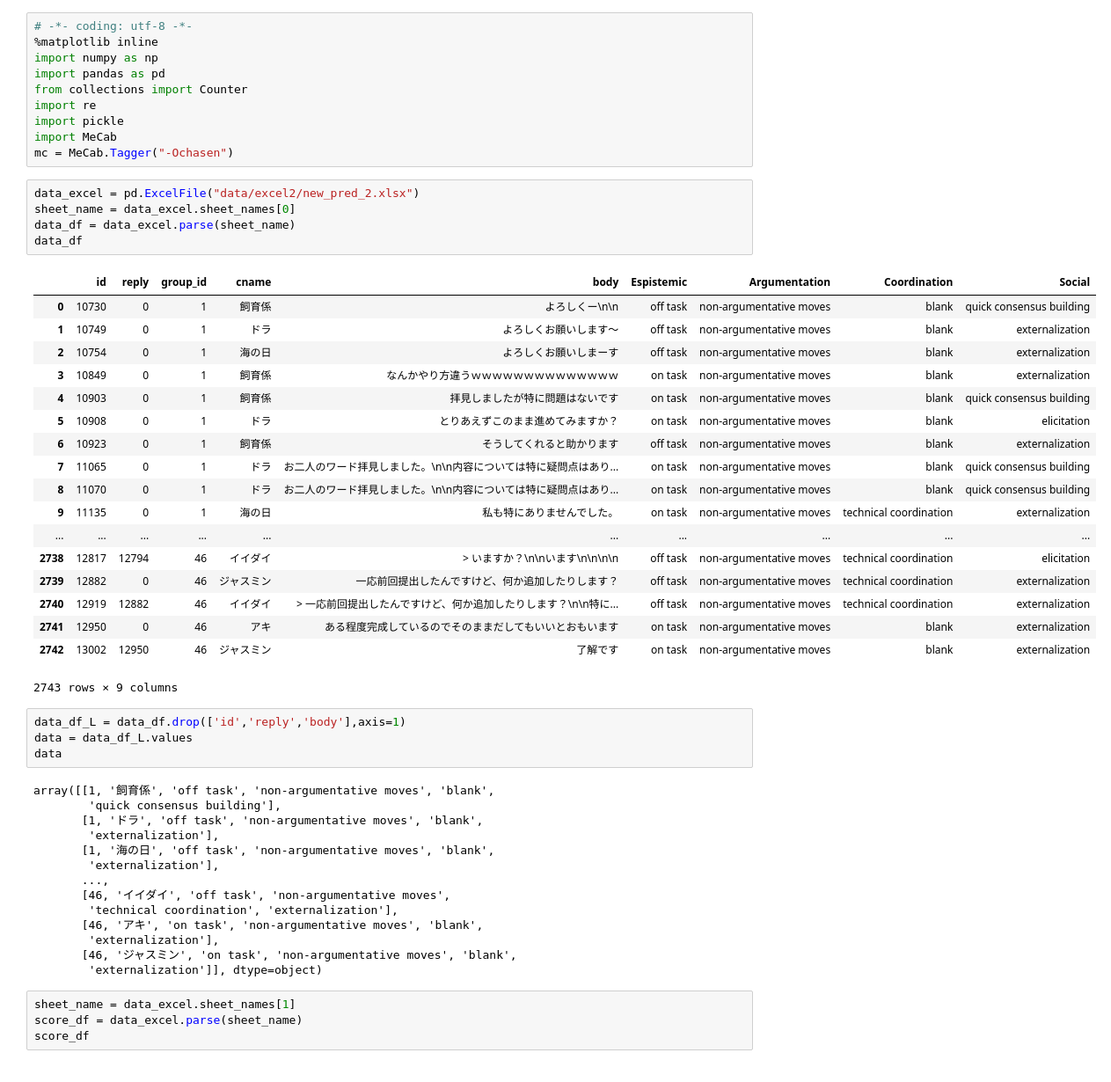
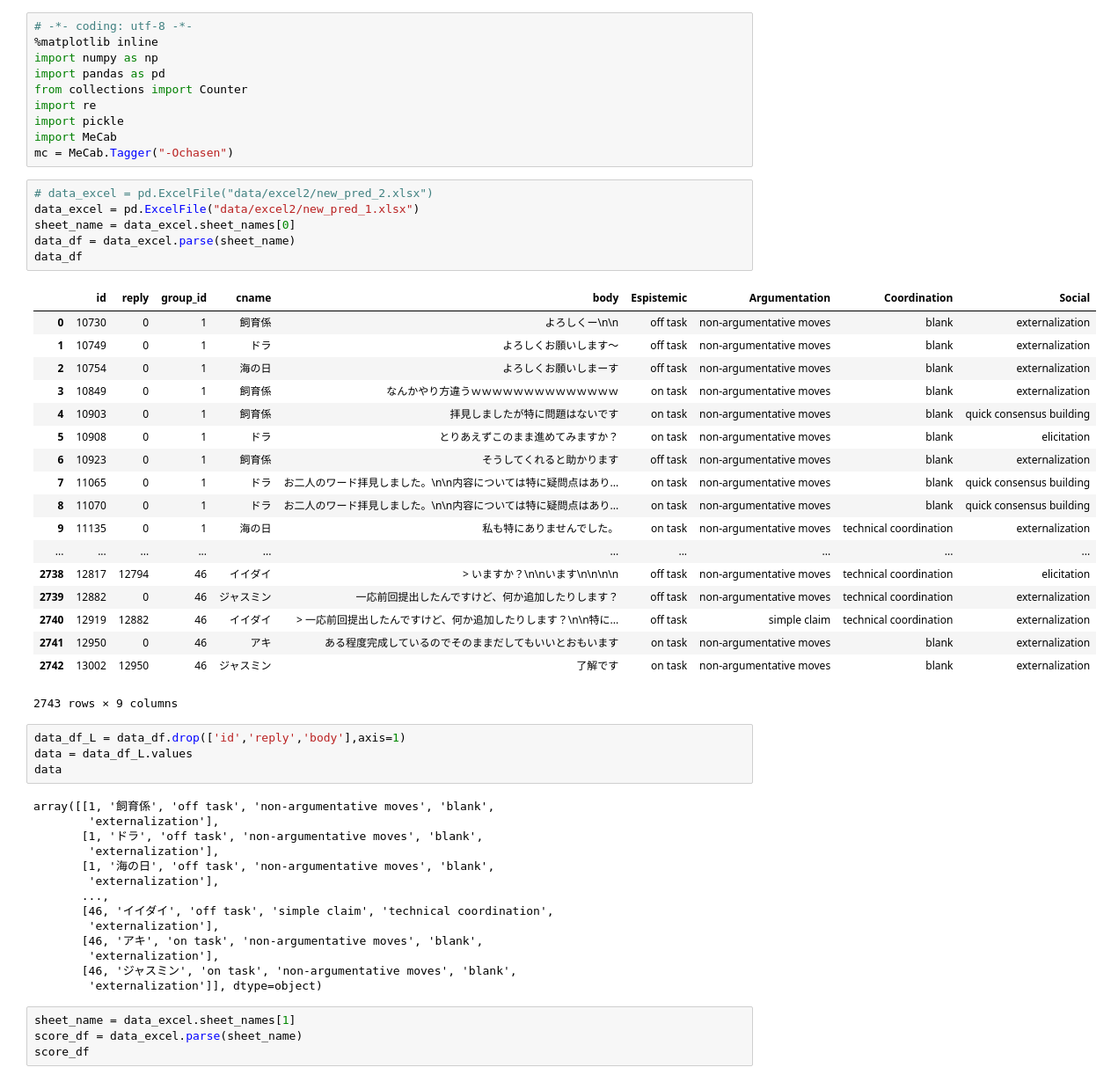
Before and after one commit to kinten0902/python, a Jupyter notebook: elml/New_pred2result.ipynb, the cells around one changed output. Shown: that part at 88% size. Drawn from its saved outputs; the diff is of its cells as text.

```diff
--- a/elml/New_pred2result.ipynb
+++ b/elml/New_pred2result.ipynb
@@ -9,13 +9,14 @@ import pickle
 import MeCab
 mc = MeCab.Tagger("-Ochasen")
 # %%
-data_excel = pd.ExcelFile("data/excel2/new_pred_2.xlsx")
+# data_excel = pd.ExcelFile("data/excel2/new_pred_2.xlsx")
+data_excel = pd.ExcelFile("data/excel2/new_pred_1.xlsx")
 sheet_name = data_excel.sheet_names[0]
 data_df = data_excel.parse(sheet_name)
 data_df
 # %% [output]
 |  | id | reply | group_id | cname | body | Espistemic | Argumentation | Coordination | Social |
-| 0 | 10730 | 0 | 1 | 飼育係 | よろしくー\n\n | off task | non-argumentative moves | blank | quick consensus building |
+| 0 | 10730 | 0 | 1 | 飼育係 | よろしくー\n\n | off task | non-argumentative moves | blank | externalization |
 | 1 | 10749 | 0 | 1 | ドラ | よろしくお願いします～ | off task | non-argumentative moves | blank | externalization |
 | 2 | 10754 | 0 | 1 | 海の日 | よろしくお願いしまーす | off task | non-argumentative moves | blank | externalization |
 | 3 | 10849 | 0 | 1 | 飼育係 | なんかやり方違うｗｗｗｗｗｗｗｗｗｗｗｗｗｗ | on task | non-argumentative moves | blank | externalization |
@@ -28,7 +29,7 @@ data_df
 | ... | ... | ... | ... | ... | ... | ... | ... | ... | ... |
 | 2738 | 12817 | 12794 | 46 | イイダイ | > いますか？\n\nいます\n\n\n\n | off task | non-argumentative moves | technical coordination | elicitation |
 | 2739 | 12882 | 0 | 46 | ジャスミン | 一応前回提出したんですけど、何か追加したりします？ | off task | non-argumentative moves | technical coordination | externalization |
-| 2740 | 12919 | 12882 | 46 | イイダイ | > 一応前回提出したんですけど、何か追加したりします？\n\n特に... | off task | non-argumentative moves | technical coordination | externalization |
+| 2740 | 12919 | 12882 | 46 | イイダイ | > 一応前回提出したんですけど、何か追加したりします？\n\n特に... | off task | simple claim | technical coordination | externalization |
 | 2741 | 12950 | 0 | 46 | アキ | ある程度完成しているのでそのままだしてもいいとおもいます | on task | non-argumentative moves | blank | externalization |
 | 2742 | 13002 | 12950 | 46 | ジャスミン | 了解です | on task | non-argumentative moves | blank | externalization |
 2743 rows × 9 columns
@@ -38,14 +39,14 @@ data = data_df_L.values
 data
 # %% [output]
 array([[1, '飼育係', 'off task', 'non-argumentative moves', 'blank',
-        'quick consensus building'],
+        'externalization'],
        [1, 'ドラ', 'off task', 'non-argumentative moves', 'blank',
         'externalization'],
        [1, '海の日', 'off task', 'non-argumentative moves', 'blank',
         'externalization'],
        ...,
-       [46, 'イイダイ', 'off task', 'non-argumentative moves',
-        'technical coordination', 'externalization'],
+       [46, 'イイダイ', 'off task', 'simple claim', 'technical coordination',
+        'externalization'],
        [46, 'アキ', 'on task', 'non-argumentative moves', 'blank',
         'externalization'],
        [46, 'ジャスミン', 'on task', 'non-argumentative moves', 'blank',
```
Also changed, not shown: parts of 2 cells of this notebook, 8 other files.
